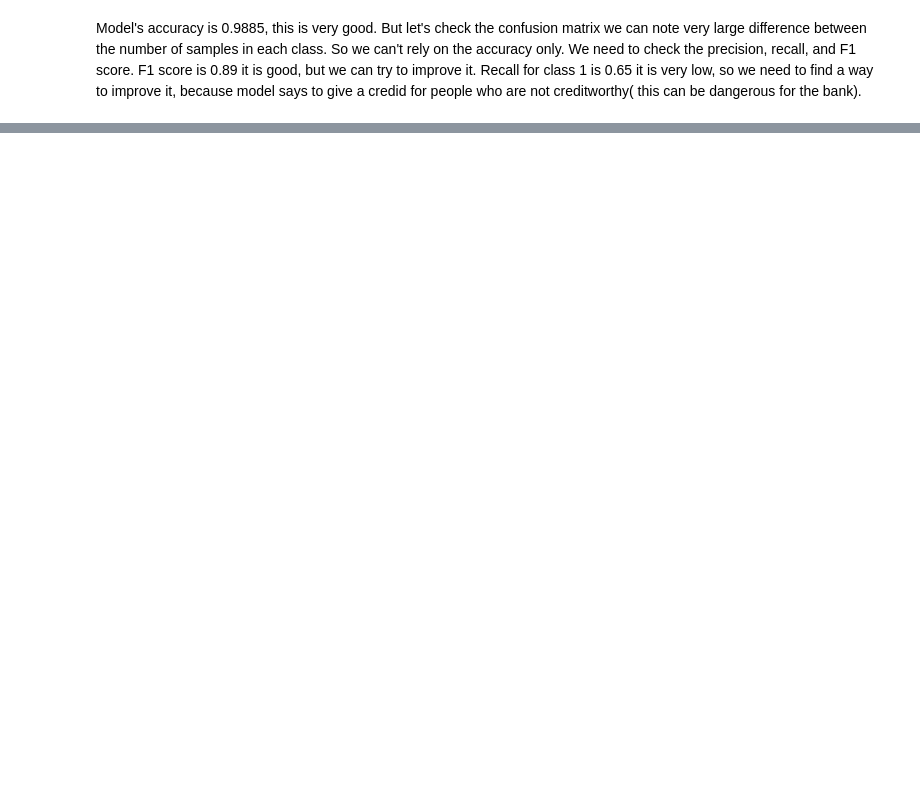
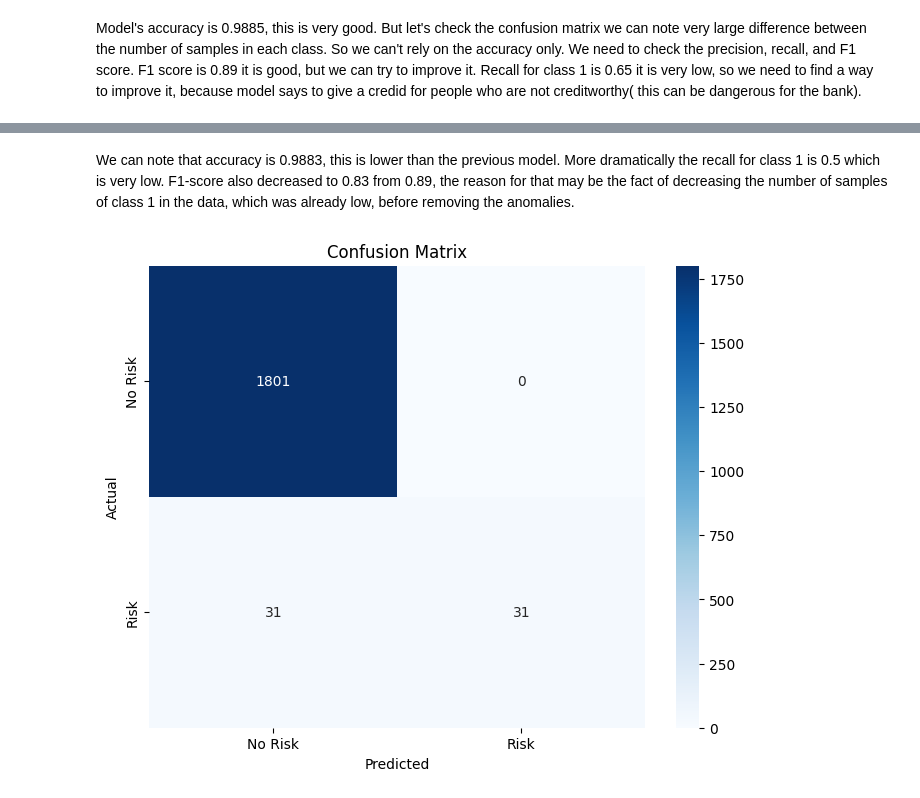
Before and after one commit to davydantoniuk/credit-risk-classifier, a Jupyter notebook: client_classifier.ipynb, the cells around one changed output, grey strips where cells are left out. Drawn from its saved outputs; the diff is of its cells as text; code cells hidden in the pictures; blank space fills up the shorter version.

Commit message:
Delete anomalies from the dataset and build rf model

```diff
--- a/client_classifier.ipynb
+++ b/client_classifier.ipynb
@@ -15,6 +15,7 @@ from sklearn.metrics import confusion_matrix, classification_report, roc_auc_sco
 ## Data Description
 # %%
 data = pd.read_csv("bank_data.csv", index_col = 0)
+data = data.drop(columns=['support_indicator '])
 data.head()
 # %% [output]
 |  | age | income | children | credit_history | overdue_payments | active_loans | years_in_job | ... |
@@ -190,0 +213,2 @@ Model's accuracy is 0.9885, this is very good. But let's check the confusion mat
+# %%
+data_clean_anomalies = data.drop(data[data["age"] - data["years_in_job"] < 14].index)
@@ -190,0 +223,10 @@ Model's accuracy is 0.9885, this is very good. But let's check the confusion mat
+# %%
+X = data_clean_anomalies.drop('credit_risk', axis=1)
+y = data_clean_anomalies['credit_risk']
+
+X_train, X_test, y_train, y_test = train_test_split(
+    X, y, test_size=0.2, random_state=42, stratify=y
+)
+
+rf = RandomForestClassifier(n_estimators=100, random_state=42)
+rf.fit(X_train, y_train)
@@ -190,0 +235,3 @@ Model's accuracy is 0.9885, this is very good. But let's check the confusion mat
+# %%
+y_pred = rf.predict(X_test)
+y_pred_proba = rf.predict_proba(X_test)[:, 1]
@@ -190,0 +266,11 @@ Model's accuracy is 0.9885, this is very good. But let's check the confusion mat
+# %% [markdown]
+We can note that accuracy is 0.9883, this is lower than the previous model. More dramatically the recall for class 1 is 0.5 which is very low. F1-score also decreased to 0.83 from 0.89, the reason for that may be the fact of decreasing the number of samples of class 1 in the data, which was already low, before removing the anomalies.
+# %%
+plt.figure(figsize=(8, 6))
+sns.heatmap(confusion_matrix(y_test, y_pred), annot=True, fmt='d', cmap='Blues', xticklabels=['No Risk', 'Risk'], yticklabels=['No Risk', 'Risk'])
+plt.xlabel('Predicted')
+plt.ylabel('Actual')
+plt.title('Confusion Matrix')
+plt.show()
+# %% [output]
+[figure, added]
```
Also changed, not shown: parts of 11 cells of this notebook.
